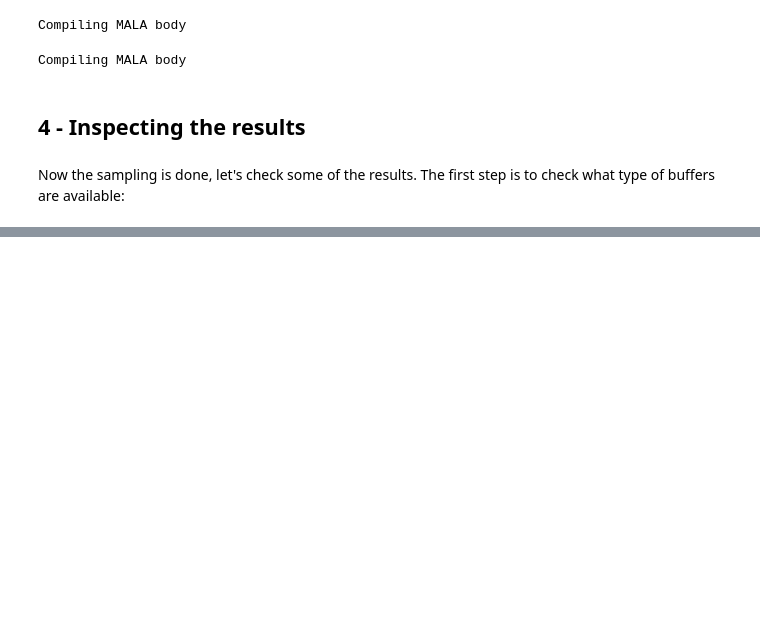
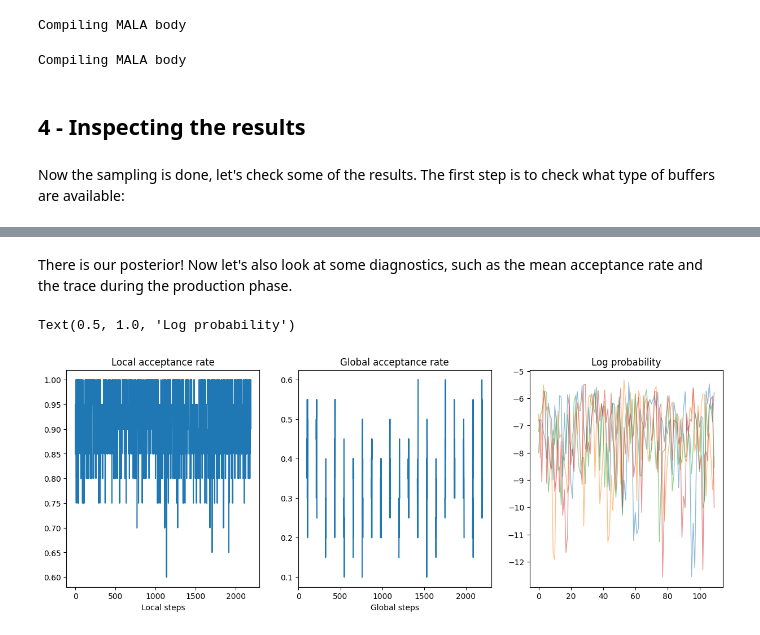
Before and after one commit to kazewong/flowMC, a Jupyter notebook: docs/tutorials/dualmoon.ipynb, the cells around one changed output, grey strips where cells are left out. Saved outputs shown, nothing was run; the diff lists cells and outputs as text; code cells hidden in the pictures; blank space fills up the shorter version.

```diff
--- a/docs/tutorials/dualmoon.ipynb
+++ b/docs/tutorials/dualmoon.ipynb
@@ -290,0 +175,26 @@ plt.legend()
+# %% [markdown]
+There is our posterior! Now let's also look at some diagnostics, such as the mean acceptance rate and the trace during the production phase.
+# %%
+import numpy as np
+# Get acceptance rate
+local_accs = sampler.resources['local_accs_production'].data
+global_accs = sampler.resources['global_accs_production'].data
+log_prob = sampler.resources['log_prob_production'].data
+
+# Mean over chains
+mean_local_accs = np.mean(local_accs, axis=0)
+mean_global_accs = np.mean(global_accs, axis=0)
+
+fig, ax = plt.subplots(1, 3, figsize=(15, 5))
+ax[0].plot(mean_local_accs)
+ax[0].set_title("Local acceptance rate")
+ax[0].set_xlabel("Local steps")
+ax[1].plot(mean_global_accs)
+ax[1].set_title("Global acceptance rate")
+ax[1].set_xlabel("Global steps")
+# We are downsampling both the chain and the step dimension for a better visualization
+ax[2].plot(log_prob[::5, ::20, 0].T, lw=1, alpha=0.5)
+ax[2].set_title("Log probability")
+# %% [output]
+Text(0.5, 1.0, 'Log probability')
+[figure, added]
```
Also changed, not shown: parts of 17 cells of this notebook, 1 other file.
